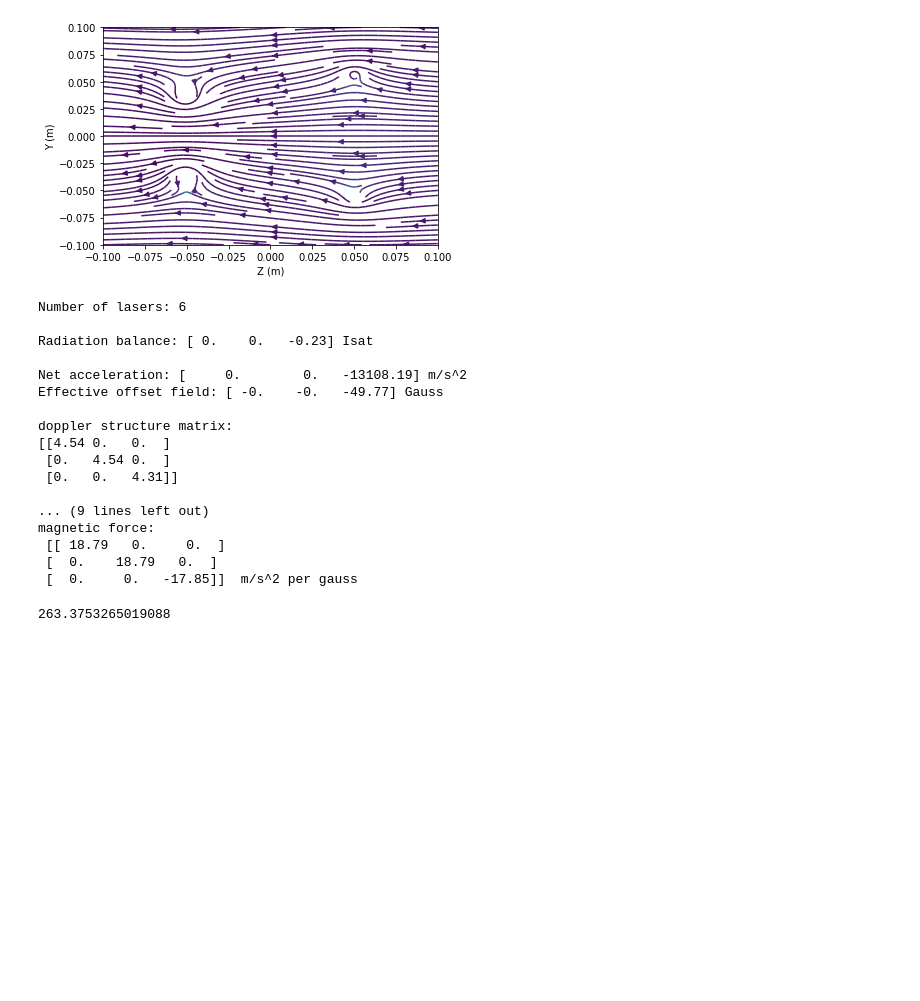
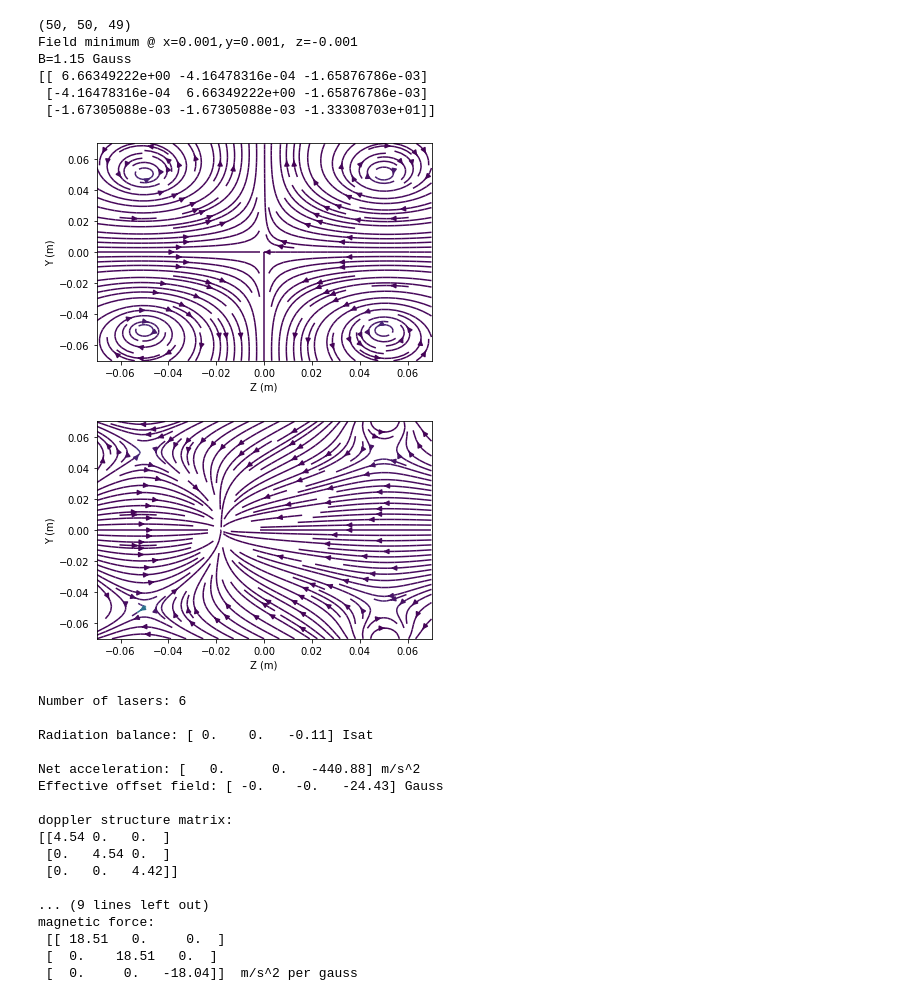
Before and after one commit to matterwaves/atomic_py, a Jupyter notebook: tetra-mot.ipynb, the cells around one changed output. Cells and saved outputs as stored; diff of their text form; code cells hidden in the pictures; blank space fills up the shorter version.

```diff
--- a/tetra-mot.ipynb
+++ b/tetra-mot.ipynb
@@ -113,10 +108,10 @@ TEST PASSED
 # %%
-loop=mot.magneticCoil(diameter=0.1,turns=50,current=5,origin=[0,0,-0.05])
+loop=mot.magneticCoil(diameter=0.1,turns=50,current=10,origin=[0,0,-0.05])
 loop2=loop.copy()
 loop2.shift([0,0,+0.1])
 loop2.current=-loop2.current
 dummy_coils=mot.coilSystem([loop,loop2])
-dummy_coils.setROI( (-0.1,0.1,100j),(-0.1,0.1,100j) )
+dummy_coils.setROI( (-0.07,0.07,100j),(-0.07,0.07,100j) )
 
 Cs=atom.cesium()
 # %%
@@ -157,45 +173,49 @@ tetraMOT.printProperties()
 # %%
 """
 Cubic MOT config
 """
 ## 3 pairs of mutually orthogonal beams
 z0=mot.laser(intensity=2.5,polarization=-1,direction=[0,0,-1])
 ## Additional HWP (usually a QWP double pass) is necessary
-z1=z0.reflect(0.9,[0,0,1])
+z1=z0.reflect(0.95,[0,0,1])
 z1.polarization=-1*z1.polarization
 x0=mot.laser(intensity=2.5,polarization=1,direction=[-1,0,0])
 x1=x0.reflect(1,[1,0,0])
 x1.polarization=-1*x1.polarization
 y0=mot.laser(intensity=2.5,polarization=1,direction=[0,-1,0])
 y1=y0.reflect(1,[0,1,0])
 y1.polarization=-1*y1.polarization
 lasers=[z0,z1,x0,x1,y0,y1]
 
 cubicMOT=mot.mot(dummy_coils,lasers,Cs.D2,detuning=10)
 
-
+print(dummy_coils.gradient())
+dummy_coils.view()
 cubicMOT.view()
 cubicMOT.printProperties()
 # %% [output]
+(50, 50, 49)
+Field minimum @ x=0.001,y=0.001, z=-0.001
+B=1.15 Gauss
+[[ 6.66349222e+00 -4.16478316e-04 -1.65876786e-03]
+ [-4.16478316e-04  6.66349222e+00 -1.65876786e-03]
+ [-1.67305088e-03 -1.67305088e-03 -1.33308703e+01]]
-[figure, old version]
+[figure, new version]
-Number of lasers: 6
-
-Radiation balance: [ 0.    0.   -0.23] Isat
-
-Net acceleration: [     0.        0.   -13108.19] m/s^2
-Effective offset field: [ -0.    -0.   -49.77] Gauss
-
-doppler structure matrix:
-[[4.54 0.   0.  ]
- [0.   4.54 0.  ]
- [0.   0.   4.31]]
-
-... (9 lines left out)
-magnetic force:
- [[ 18.79   0.     0.  ]
- [  0.    18.79   0.  ]
- [  0.     0.   -17.85]]  m/s^2 per gauss
+[figure, added]
+Number of lasers: 6
+
+Radiation balance: [ 0.    0.   -0.11] Isat
+
+Net acceleration: [   0.      0.   -440.88] m/s^2
+Effective offset field: [ -0.    -0.   -24.43] Gauss
+
+doppler structure matrix:
+[[4.54 0.   0.  ]
+ [0.   4.54 0.  ]
+ [0.   0.   4.42]]
+
+... (9 lines left out)
+magnetic force:
+ [[ 18.51   0.     0.  ]
+ [  0.    18.51   0.  ]
+ [  0.     0.   -18.04]]  m/s^2 per gauss
-# %%
-13108.19/49.77
-# %% [output]
-263.3753265019088
```
Also changed, not shown: parts of 4 cells of this notebook, 9 other files.
